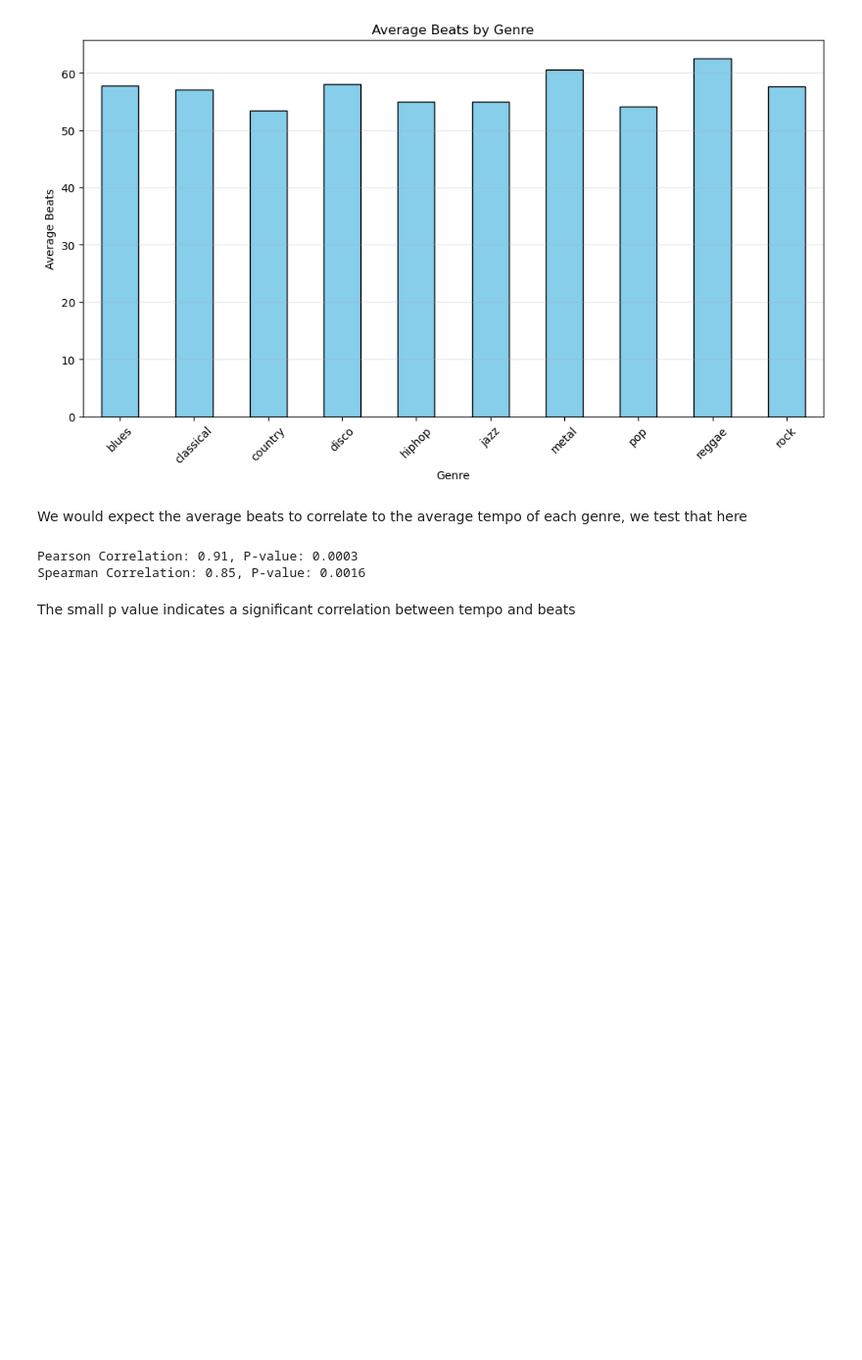
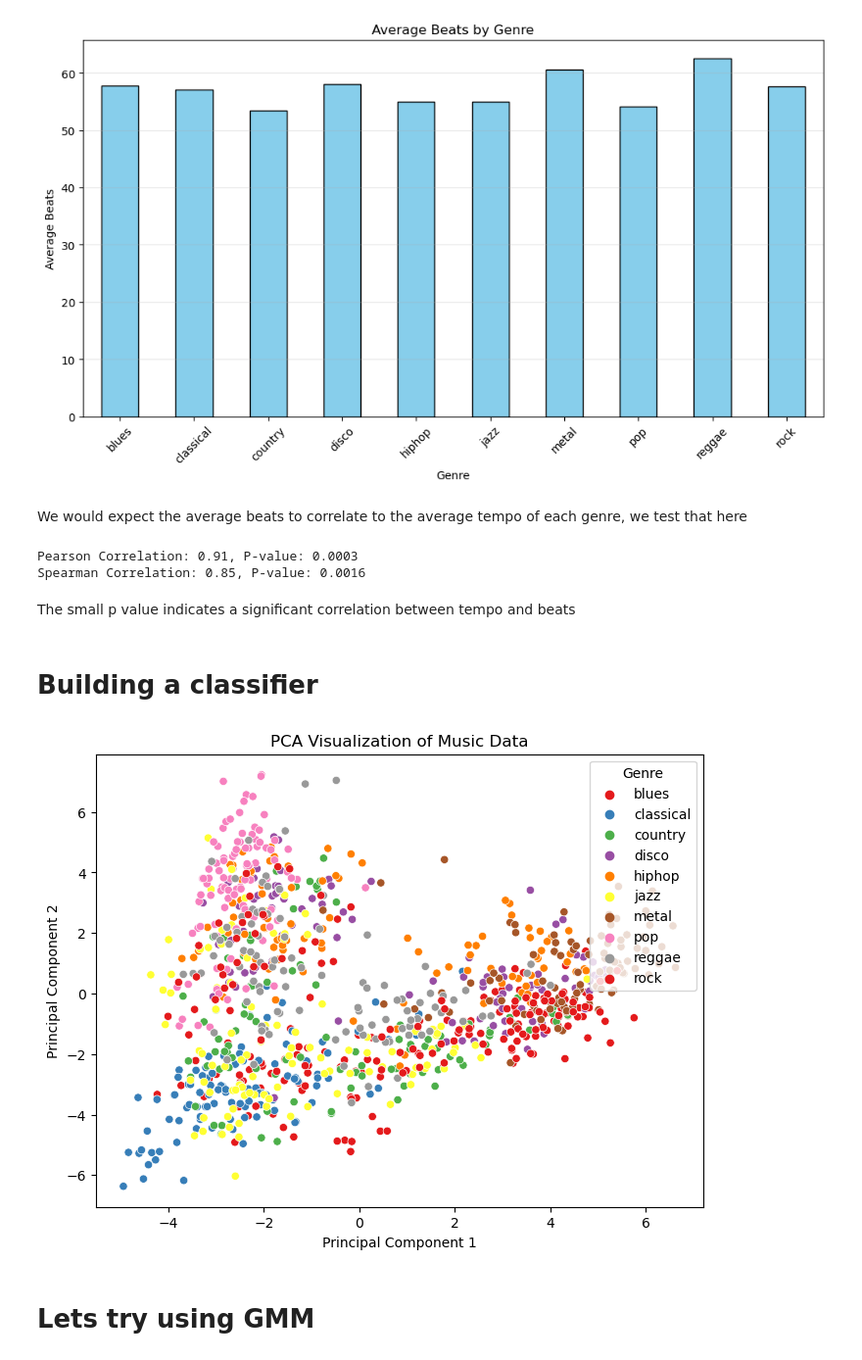
Before and after one commit to Will-S-Dev/cogs118b-project, a Jupyter notebook: project.ipynb, the cells around one changed output. Shown: that part at 98% size. Drawn from its saved outputs; the diff is of its cells as text; code cells hidden in the pictures; blank space fills up the shorter version.

Commit message:
experimenting with GMM classifier

```diff
--- a/project.ipynb
+++ b/project.ipynb
@@ -82,3 +91,30 @@ Pearson Correlation: 0.91, P-value: 0.0003
 Spearman Correlation: 0.85, P-value: 0.0016
 # %% [markdown]
 The small p value indicates a significant correlation between tempo and beats
+# %% [markdown]
+# Building a classifier
+# %%
+# select features and labels
+features = df_samples.drop(columns = ['filename', 'label'])
+labels = df_samples['label']
+# %%
+# feature engineering: scale features
+scaler = StandardScaler()
+scaled_features = scaler.fit_transform(features)
+# %%
+# dimensionality reduction with PCA
+pca = PCA(n_components = 2)
+pca_features = pca.fit_transform(scaled_features)
+# %%
+# plot PCA
+plt.figure(figsize=(8, 6))
+sns.scatterplot(x = pca_features[:, 0], y = pca_features[:, 1], hue = labels, palette = "Set1")
+plt.title("PCA Visualization of Music Data")
+plt.xlabel("Principal Component 1") # Principal Component 1: Represents the direction of maximum variance in the data, capturing the most important patterns.
+plt.ylabel("Principal Component 2") # Principal Component 2: Orthogonal to PC1, it captures the second most significant variance, highlighting additional data structure.
+plt.legend(title = "Genre", loc = 'upper right')
+plt.show()
+# %% [output]
+[figure, added]
+# %% [markdown]
+# Lets try using GMM
```
Also changed, not shown: parts of 7 cells of this notebook.
